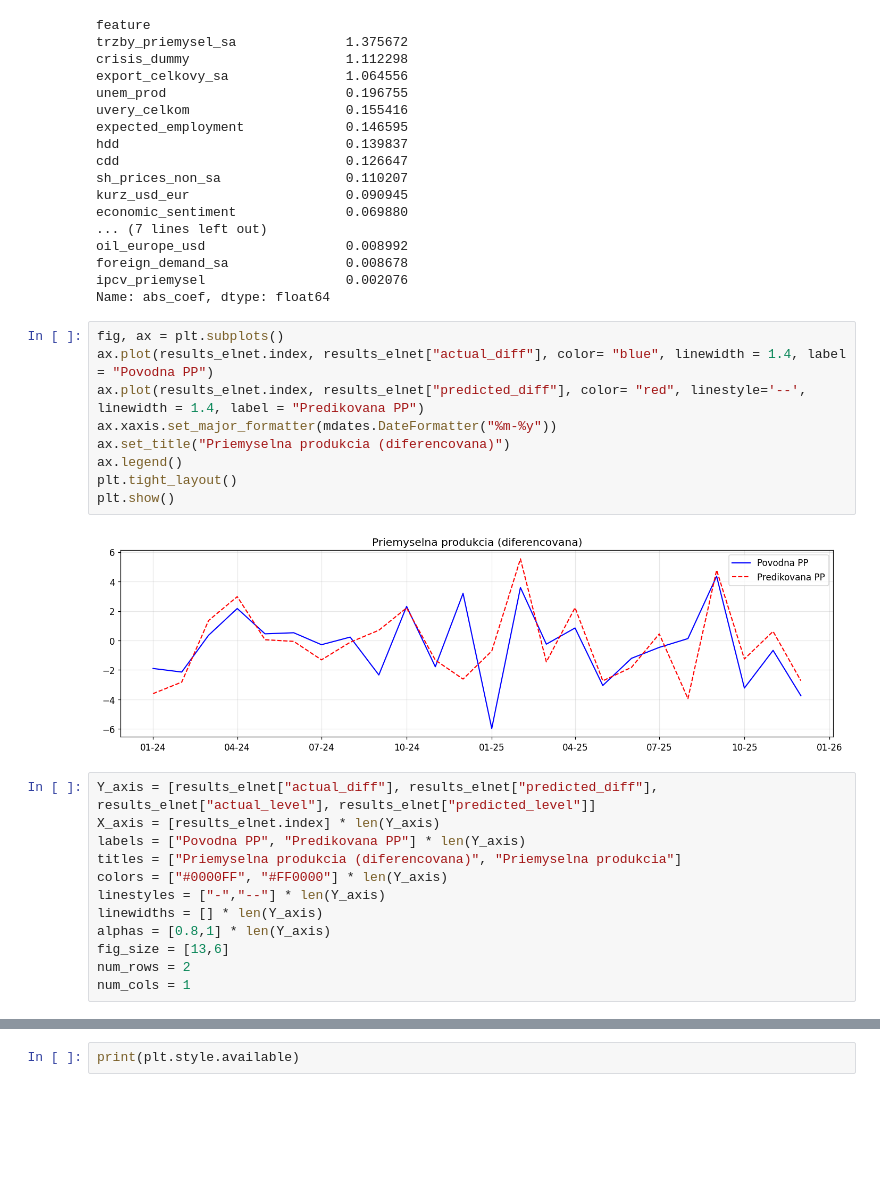
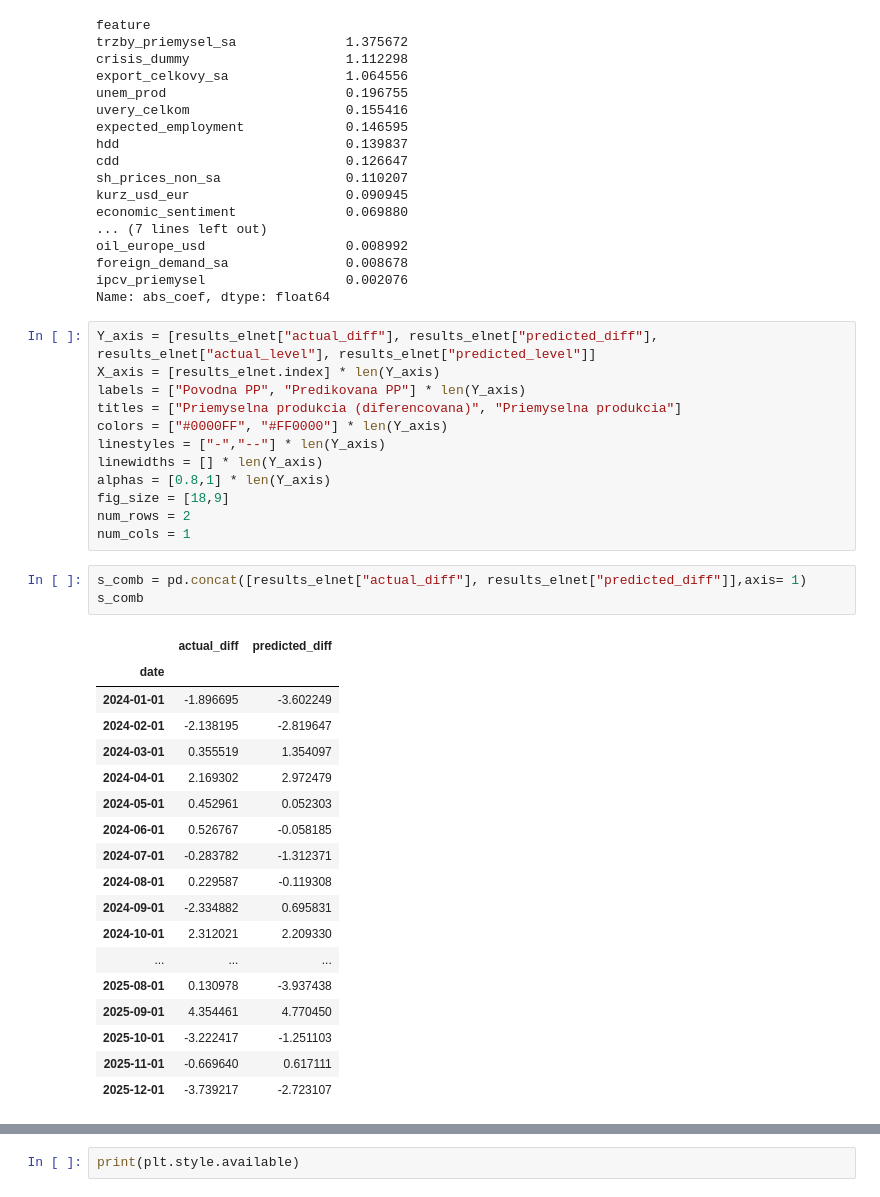
Before and after one commit to Adam24-7/Diplomovka_repo, a Jupyter notebook: ELASTIC_NET.ipynb, the cells around one changed output, grey strips where cells are left out. Drawn from its saved outputs; the diff is of its cells as text; blank space fills up the shorter version.

```diff
--- a/ELASTIC_NET.ipynb
+++ b/ELASTIC_NET.ipynb
@@ -119,17 +119,6 @@ oil_europe_usd                  0.008992
 foreign_demand_sa               0.008678
 ipcv_priemysel                  0.002076
 Name: abs_coef, dtype: float64
-# %%
-fig, ax = plt.subplots()
-ax.plot(results_elnet.index, results_elnet["actual_diff"], color= "blue", linewidth = 1.4, label = "Povodna PP")
-ax.plot(results_elnet.index, results_elnet["predicted_diff"], color= "red", linestyle='--', linewidth = 1.4, label = "Predikovana PP")
-ax.xaxis.set_major_formatter(mdates.DateFormatter("%m-%y"))
-ax.set_title("Priemyselna produkcia (diferencovana)")
-ax.legend()
-plt.tight_layout()
-plt.show()
-# %% [output]
-[figure, removed]
 # %%
 Y_axis = [results_elnet["actual_diff"], results_elnet["predicted_diff"], results_elnet["actual_level"], results_elnet["predicted_level"]]
 X_axis = [results_elnet.index] * len(Y_axis)
@@ -139,9 +128,31 @@ colors = ["#0000FF", "#FF0000"] * len(Y_axis)
 linestyles = ["-","--"] * len(Y_axis)
 linewidths = [] * len(Y_axis)
 alphas = [0.8,1] * len(Y_axis)
-fig_size = [13,6]
+fig_size = [18,9]
 num_rows = 2
 num_cols = 1
+# %%
+s_comb = pd.concat([results_elnet["actual_diff"], results_elnet["predicted_diff"]],axis= 1)
+s_comb
+# %% [output]
+|  | actual_diff | predicted_diff |
+| date |  |  |
+| 2024-01-01 | -1.896695 | -3.602249 |
+| 2024-02-01 | -2.138195 | -2.819647 |
+| 2024-03-01 | 0.355519 | 1.354097 |
+| 2024-04-01 | 2.169302 | 2.972479 |
+| 2024-05-01 | 0.452961 | 0.052303 |
+| 2024-06-01 | 0.526767 | -0.058185 |
+| 2024-07-01 | -0.283782 | -1.312371 |
+| 2024-08-01 | 0.229587 | -0.119308 |
+| 2024-09-01 | -2.334882 | 0.695831 |
+| 2024-10-01 | 2.312021 | 2.209330 |
+| ... | ... | ... |
+| 2025-08-01 | 0.130978 | -3.937438 |
+| 2025-09-01 | 4.354461 | 4.770450 |
+| 2025-10-01 | -3.222417 | -1.251103 |
+| 2025-11-01 | -0.669640 | 0.617111 |
+| 2025-12-01 | -3.739217 | -2.723107 |
 # %%
 import functions_general
 importlib.reload(functions_general)
```
Also changed, not shown: parts of 2 cells of this notebook, 6 other files.
